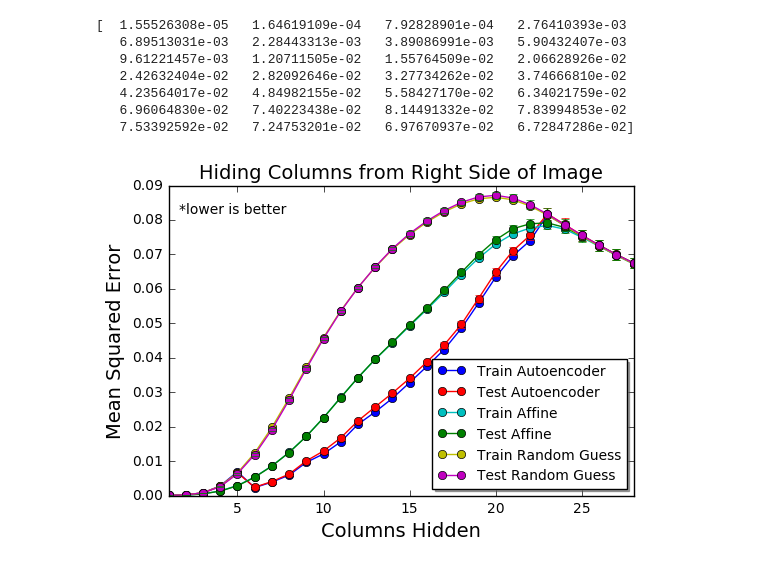
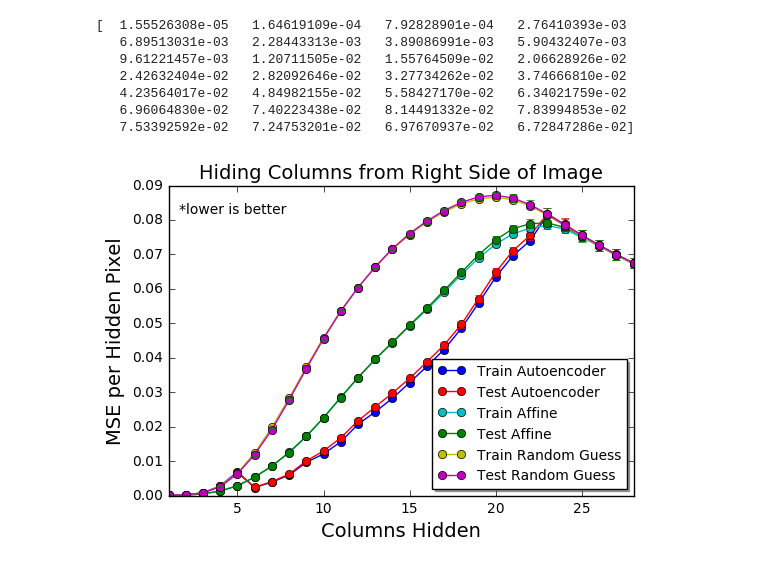
Before and after one commit to dxyang/Thesis, a Jupyter notebook: Fall16_Figures.ipynb, the cells around one changed output. Drawn from its saved outputs; the diff is of its cells as text; code cells hidden in the pictures.

```diff
--- a/Fall16_Figures.ipynb
+++ b/Fall16_Figures.ipynb
@@ -52,35 +52,35 @@ for i in range(28):
 fig, ax = plt.subplots()
 plt.figure(1)
 
 numColsIdxs = np.arange(1,29)
 
 plt.plot(numColsIdxs, data_train_costs_columns, '-o', c='b', label='Train Autoencoder')
 plt.plot(numColsIdxs, splitMeans_columns, '-o', c='r', label='Test Autoencoder')
 plt.errorbar(numColsIdxs, splitMeans_columns, yerr=splitStddev_columns, linestyle='', c='r')
 
 plt.plot(numColsIdxs, train_mmse_removecols, '-o', c='c', label='Train Affine')
 plt.plot(numColsIdxs, test_mmse_means_removecols, '-o', c='g', label='Test Affine')
 plt.errorbar(numColsIdxs, test_mmse_means_removecols, yerr=test_mmse_stddevs_removecols, linestyle='', c='g')
 
 plt.plot(numColsIdxs, train_mmse_avgImage_removecols, '-o', c='y', label='Train Random Guess')
 plt.plot(numColsIdxs, test_mmse_means_avgImage_removecols, '-o', c='m', label='Test Random Guess')
 plt.errorbar(numColsIdxs, test_mmse_means_avgImage_removecols, yerr=test_mmse_stddevs_removecols, linestyle='', c='g')
 
 legend = ax.legend(loc='best', shadow=True, fontsize=10)
 
 plt.autoscale(enable=True, axis='x', tight=True)
 plt.autoscale(enable=True, axis='y', tight=False)
 plt.ylim([0,0.09])
 
 ax.text(1.6, 0.082, '*lower is better', fontsize=10)
 
 plt.title("Hiding Columns from Right Side of Image", fontsize=14)
-plt.ylabel("Mean Squared Error", fontsize=14)
+plt.ylabel("Average MSE per Hidden Pixel", fontsize=14)
 plt.xlabel("Columns Hidden", fontsize=14)
 #plt.savefig('Fig_HideColumns_NewMSE.png')
 plt.show()
 # %% [output]
-[figure, old version]
+[figure, new version]
 # %%
 data_test_costs_squares = np.load('data_test_costs_square.npy')
 data_train_costs_squares = np.load('data_train_costs_square.npy')
```
Also changed, not shown: parts of 1 cell of this notebook, 3 other files.
